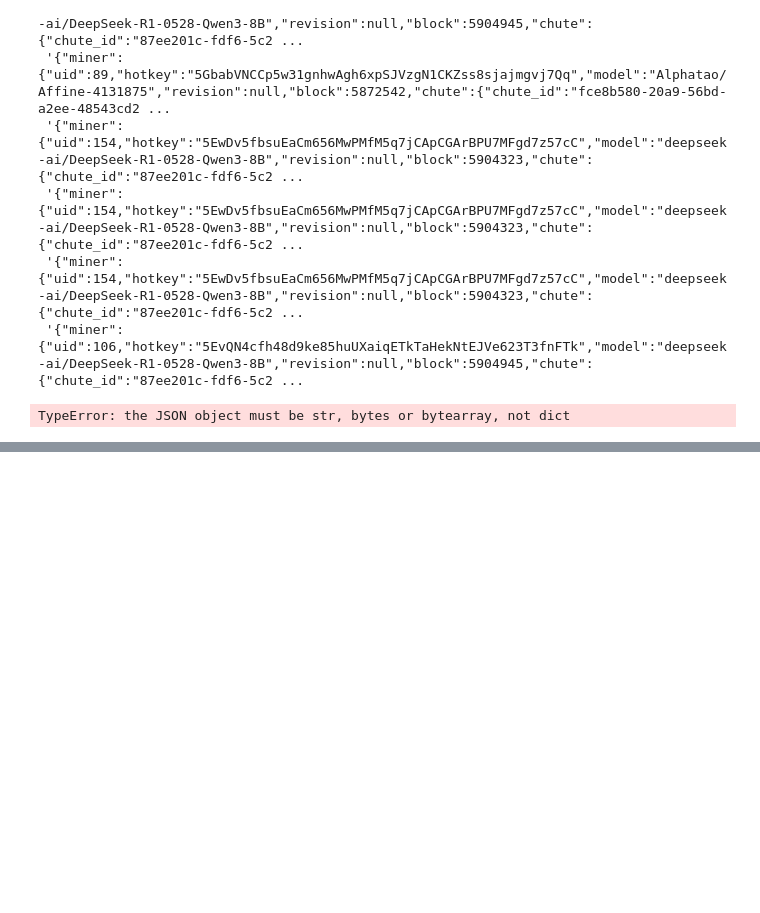
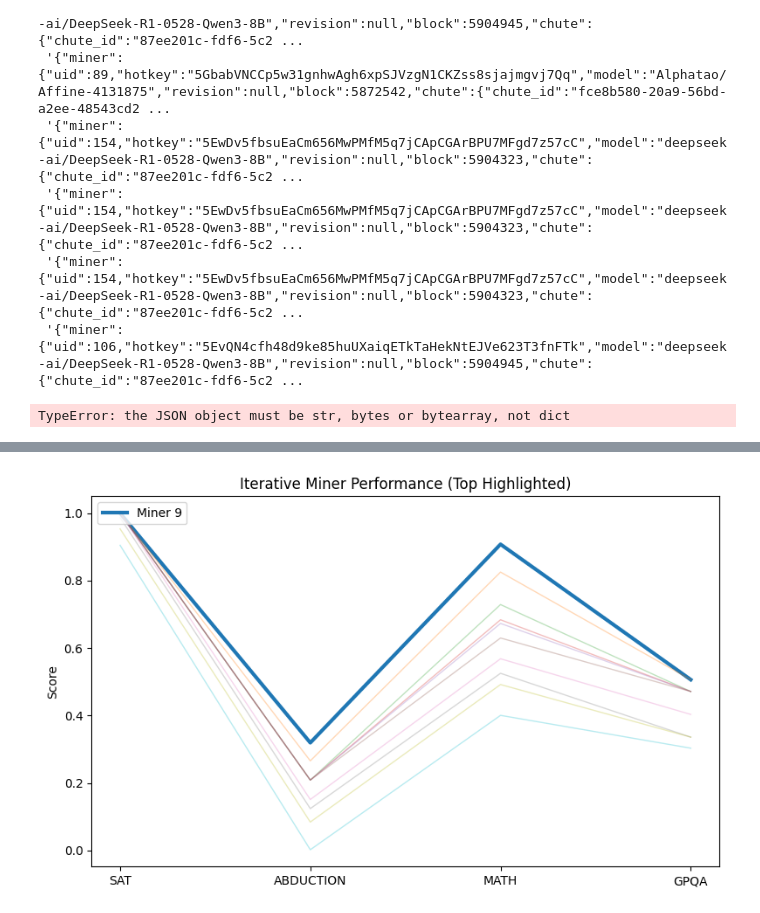
Before and after one commit to ysjprojects/affine-sn120, a Jupyter notebook: notebooks/note1.ipynb, the cells around one changed output, grey strips where cells are left out. Drawn from its saved outputs; the diff is of its cells as text; code cells hidden in the pictures; blank space fills up the shorter version.

```diff
--- a/notebooks/note1.ipynb
+++ b/notebooks/note1.ipynb
@@ -38,3 +38,89 @@ res
 # %%
 # %% [output]
 TypeError: the JSON object must be str, bytes or bytearray, not dict
+# %%
+import numpy as np
+import pandas as pd
+import matplotlib.pyplot as plt
+
+# --- Helper Functions ---
+def pareto_front(scores):
+    n = scores.shape[0]
+    mask = np.ones(n, dtype=bool)
+    for i in range(n):
+        if mask[i]:
+            dominates = np.all(scores >= scores[i], axis=1) & np.any(scores > scores[i], axis=1)
+            mask[dominates] = False
+    return mask
+
+def compute_ranks(scores):
+    n, m = scores.shape
+    ranks = np.zeros_like(scores, dtype=int)
+    for j in range(m):
+        uniq = np.unique(scores[:, j])[::-1]
+        rank_map = {s: i+1 for i, s in enumerate(uniq)}
+        ranks[:, j] = [rank_map[s] for s in scores[:, j]]
+    return ranks
+
+def compute_dominance_counts(ranks):
+    n = ranks.shape[0]
+    counts = np.zeros(n, dtype=int)
+    for i in range(n):
+        for j in range(n):
+            if i == j:
+                continue
+            better = np.sum(ranks[i] < ranks[j])
+            not_worse = np.all(ranks[i] <= ranks[j])
+            if not_worse and better >= 1:
+                counts[i] += 1
+    return counts
+
+# --- Iterative Score Generation ---
+n_miners = 10
+env_names = ['SAT', 'ABDUCTION', 'MATH', 'GPQA']
+improve_scale = 0.1
+
+# Start with one random miner
+scores = np.random.rand(1, len(env_names))
+
+for _ in range(1, n_miners):
+    best_idx = np.argmax(scores.sum(axis=1))
+    new = scores[best_idx].copy()
+    k = np.random.randint(1, len(env_names) + 1)
+    idxs = np.random.choice(len(env_names), k, replace=False)
+    new[idxs] = np.clip(new[idxs] + np.random.rand(k) * improve_scale, 0, 1)
+    scores = np.vstack([scores, new])
+
+# --- Compute Metrics ---
+ranks = compute_ranks(scores)
+dom_counts = compute_dominance_counts(ranks)
+pf_mask = pareto_front(scores)
+top_idx = np.argmax(dom_counts + scores.sum(axis=1) / 1000)
+
+# --- Build DataFrame ---
+df = pd.DataFrame(scores, columns=env_names)
+for i, env in enumerate(env_names):
+    df[f'Rank_{env}'] = ranks[:, i]
+df['DominanceCount'] = dom_counts
+df['ParetoFront'] = pf_mask
+df['TopMiner'] = df.index == top_idx
+df.index.name = 'Miner'
+df = df.sort_values(['DominanceCount', 'TopMiner'], ascending=[False, False])
+
+# Display table
+print("\nIterative Miner Performance\n")
+print(df.to_markdown())
+
+# --- Plot Performance ---
+plt.figure(figsize=(8, 5))
+x = np.arange(len(env_names))
+for idx, row in df.iterrows():
+    style = {'linewidth': 3, 'alpha': 1.0} if idx == top_idx else {'linewidth': 1, 'alpha': 0.3}
+    plt.plot(x, row[env_names], **style, label=f'Miner {idx}' if idx == top_idx else None)
+plt.xticks(x, env_names)
+plt.ylabel('Score')
+plt.title('Iterative Miner Performance (Top Highlighted)')
+plt.legend(loc='upper left')
+plt.tight_layout()
+plt.show()
+# %% [output]
@@ -40,0 +141 @@ TypeError: the JSON object must be str, bytes or bytearray, not dict
+[figure, added]
```
Also changed, not shown: parts of 2 cells of this notebook, 4 other files.
